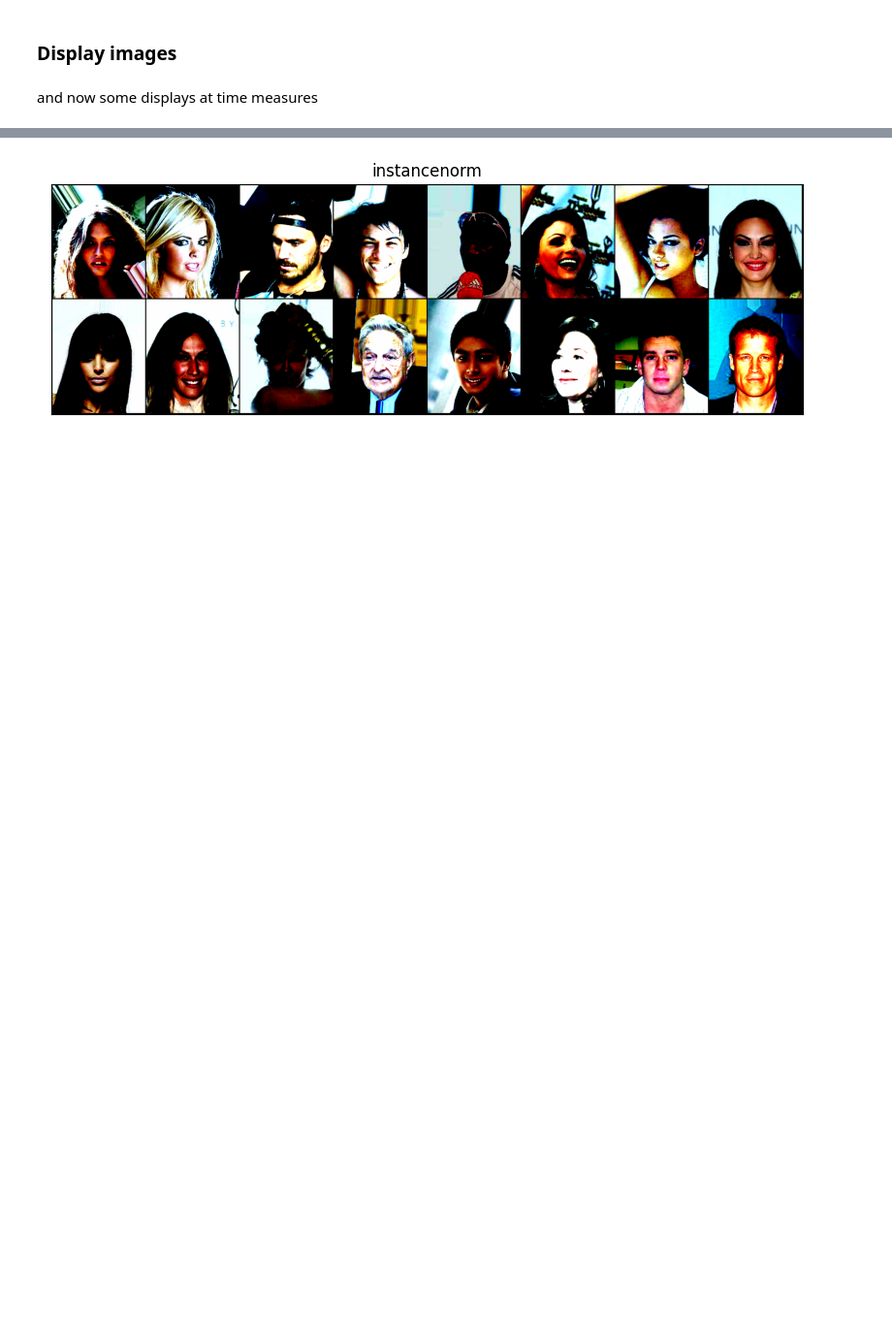
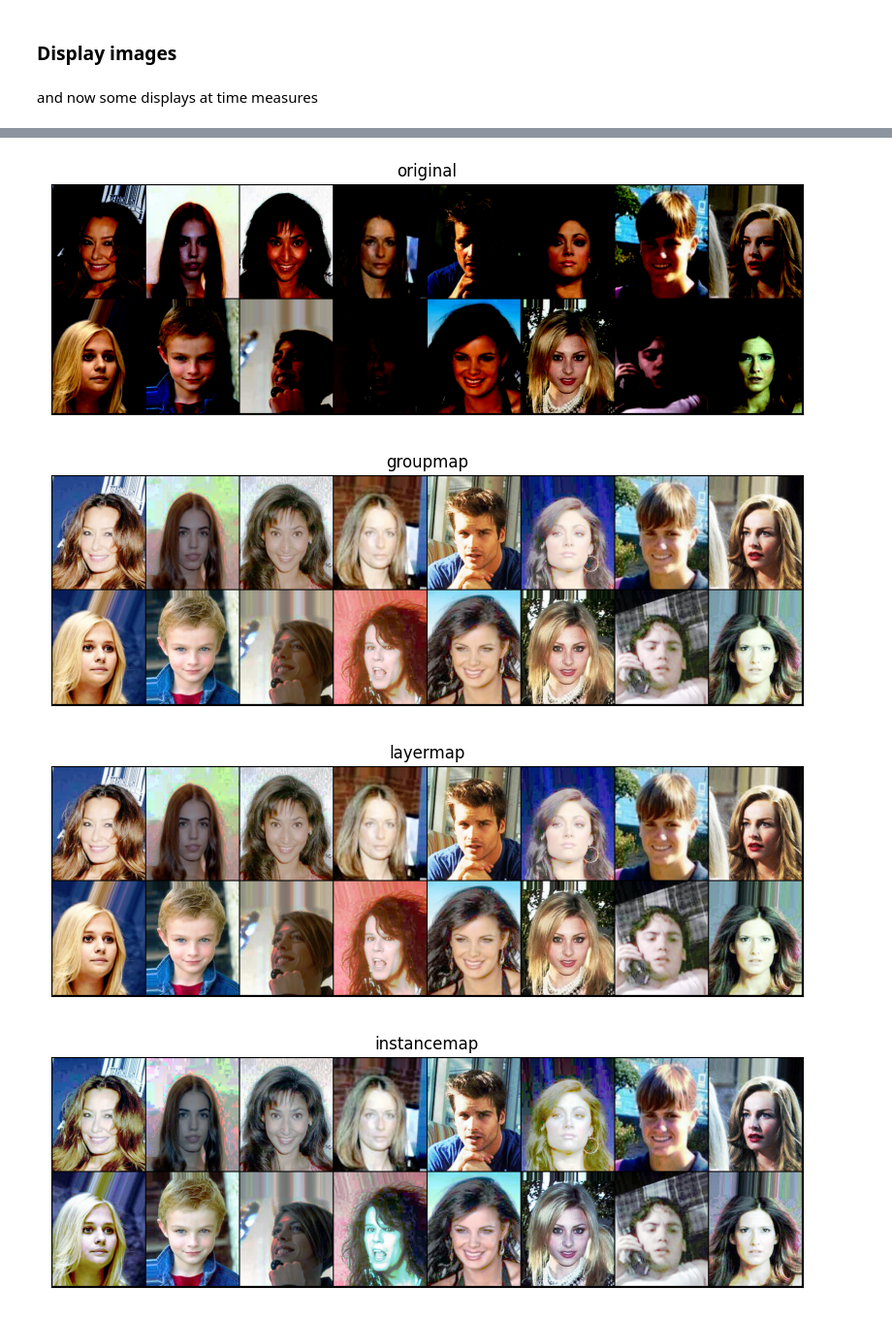
Before and after one commit to aliutkus/groupmap, a Jupyter notebook: examples/notebook.ipynb, the cells around one changed output, grey strips where cells are left out. Shown at 97% size. Drawn from its saved outputs; the diff is of its cells as text; code cells hidden in the pictures; blank space fills up the shorter version.

Commit message:
added affine transformation and ,  modules. Then changed the implementation to mimmick the classical InstanceNorm, LayerNorm and GroupNorm closely.

```diff
--- a/examples/notebook.ipynb
+++ b/examples/notebook.ipynb
@@ -132,26 +131,40 @@ Now create a `GroupMap` and different normalization modules. Allocating many of
 num_groups = 1
 num_channels=dataset[0][0].shape[0]
 
-# creating a groupmap cascade
+# creating a groupmap
 gm = GroupMap(
             num_groups = num_groups,
             num_channels = num_channels,
             target_quantiles = groupmap.uniform,
 ).to(device)
 
-# creating a groupnorm cascade
+# creating a layermap
+lm = LayerMap(
+            normalized_shape = dataset[0][0].shape,
+            elementwise_affine = True,
+            target_quantiles = groupmap.uniform,
+).to(device)
+
+# creating an instancemap
+im = InstanceMap(
+            num_features = num_channels,
+            affine = True,
+            target_quantiles = groupmap.uniform,
+).to(device)
+
+# creating a groupnorm
 gn = nn.GroupNorm(
             num_groups = num_groups,
             num_channels = num_channels
 ).to(device)
 
-# creating a layernorm cascade
+# creating a layernorm
 ln = nn.LayerNorm(
             normalized_shape=dataset[0][0].shape[1:],
             elementwise_affine = False
 ).to(device)
 
-# creating an instancenorm cascade
+# creating an instancenorm
 inn = nn.InstanceNorm2d(
             num_features=num_channels
 ).to(device)
@@ -225,11 +238,11 @@ def show(imgs):
         axs[0, i].set(xticklabels=[], yticklabels=[], xticks=[], yticks=[])
 
 
-modules = {'groupmap':gm, 'groupnorm':gn, 'layernorm':ln, 'instancenorm':inn}
+modules = {'groupmap':gm, 'layermap':lm, 'instancemap':im, 'groupnorm':gn, 'layernorm':ln, 'instancenorm':inn}
 for x, _ in dataloader:
     x=x.to(device)
-    #show(make_grid(x)); plt.title('original')
-    for key in ['instancenorm']:#modules:
+    show(make_grid(x)); plt.title('original')
+    for key in modules:
         %timeit -n 100 test = modules[key](x)
         out = modules[key](x)
 
@@ -242 +260,4 @@ The slowest run took 4.62 times longer than the fastest. This could mean that an
-[figure, old version]
+[figure, new version]
+[figure, added]
+[figure, added]
+[figure, added]
```
Also changed, not shown: parts of 5 cells of this notebook, 3 other files.
